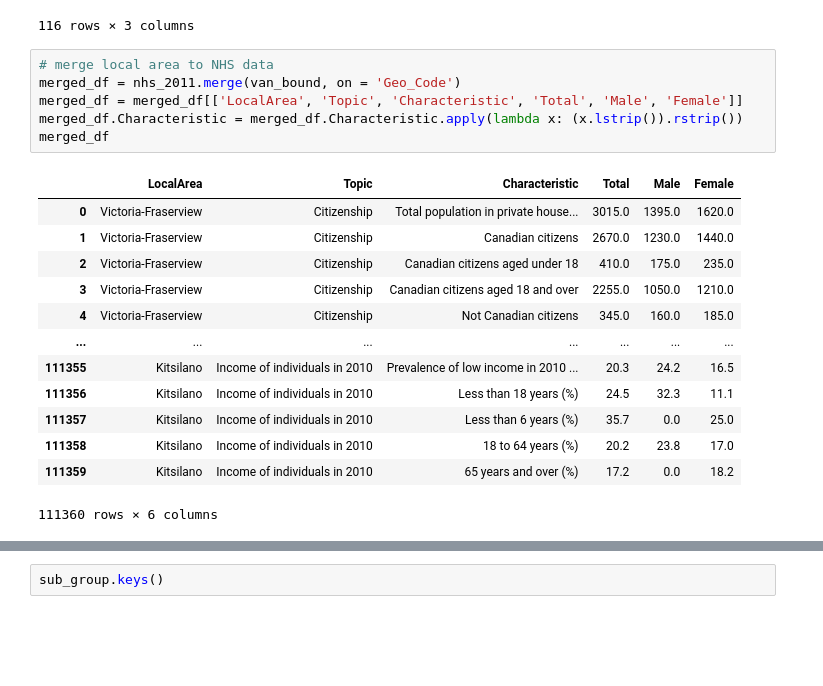
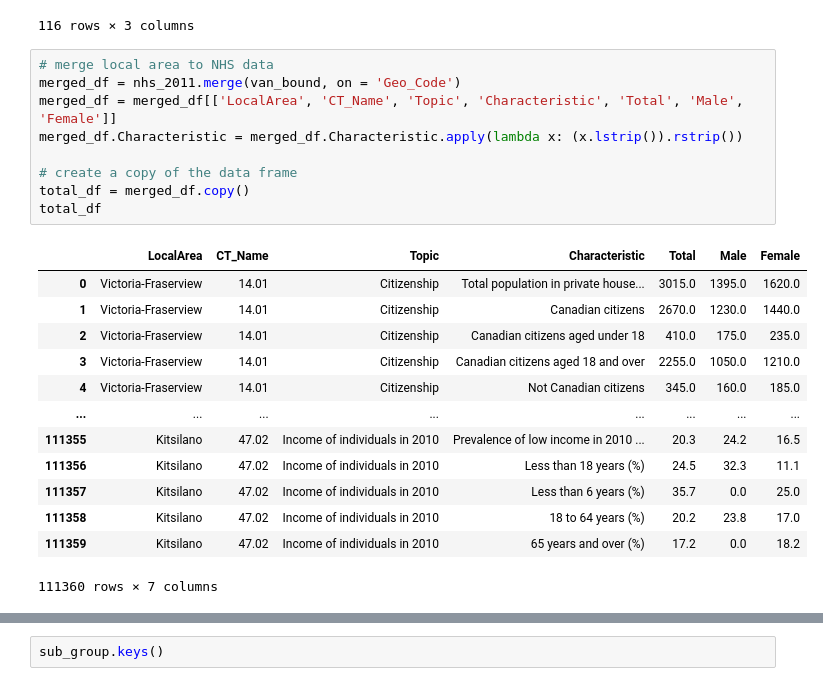
Before and after one commit to aakanksha023/EVAN, a Jupyter notebook: src/02_clean_wrangle/nhs_2011_census.ipynb, the cells around one changed output, grey strips where cells are left out. Cells and saved outputs as stored; diff of their text form; blank space fills up the shorter version.

```diff
--- a/src/02_clean_wrangle/nhs_2011_census.ipynb
+++ b/src/02_clean_wrangle/nhs_2011_census.ipynb
@@ -74,20 +74,23 @@ van_bound
 # %%
 # merge local area to NHS data
 merged_df = nhs_2011.merge(van_bound, on = 'Geo_Code')
-merged_df = merged_df[['LocalArea', 'Topic', 'Characteristic', 'Total', 'Male', 'Female']]
+merged_df = merged_df[['LocalArea', 'CT_Name', 'Topic', 'Characteristic', 'Total', 'Male', 'Female']]
 merged_df.Characteristic = merged_df.Characteristic.apply(lambda x: (x.lstrip()).rstrip())
-merged_df
+
+# create a copy of the data frame
+total_df = merged_df.copy()
+total_df
 # %% [output]
-|  | LocalArea | Topic | Characteristic | Total | Male | Female |
-| 0 | Victoria-Fraserview | Citizenship | Total population in private house... | 3015.0 | 1395.0 | 1620.0 |
-| 1 | Victoria-Fraserview | Citizenship | Canadian citizens | 2670.0 | 1230.0 | 1440.0 |
-| 2 | Victoria-Fraserview | Citizenship | Canadian citizens aged under 18 | 410.0 | 175.0 | 235.0 |
-| 3 | Victoria-Fraserview | Citizenship | Canadian citizens aged 18 and over | 2255.0 | 1050.0 | 1210.0 |
-| 4 | Victoria-Fraserview | Citizenship | Not Canadian citizens | 345.0 | 160.0 | 185.0 |
-| ... | ... | ... | ... | ... | ... | ... |
-| 111355 | Kitsilano | Income of individuals in 2010 | Prevalence of low income in 2010 ... | 20.3 | 24.2 | 16.5 |
-| 111356 | Kitsilano | Income of individuals in 2010 | Less than 18 years (%) | 24.5 | 32.3 | 11.1 |
-| 111357 | Kitsilano | Income of individuals in 2010 | Less than 6 years (%) | 35.7 | 0.0 | 25.0 |
-| 111358 | Kitsilano | Income of individuals in 2010 | 18 to 64 years (%) | 20.2 | 23.8 | 17.0 |
-| 111359 | Kitsilano | Income of individuals in 2010 | 65 years and over (%) | 17.2 | 0.0 | 18.2 |
+|  | LocalArea | CT_Name | Topic | Characteristic | Total | Male | Female |
+| 0 | Victoria-Fraserview | 14.01 | Citizenship | Total population in private house... | 3015.0 | 1395.0 | 1620.0 |
+| 1 | Victoria-Fraserview | 14.01 | Citizenship | Canadian citizens | 2670.0 | 1230.0 | 1440.0 |
+| 2 | Victoria-Fraserview | 14.01 | Citizenship | Canadian citizens aged under 18 | 410.0 | 175.0 | 235.0 |
+| 3 | Victoria-Fraserview | 14.01 | Citizenship | Canadian citizens aged 18 and over | 2255.0 | 1050.0 | 1210.0 |
+| 4 | Victoria-Fraserview | 14.01 | Citizenship | Not Canadian citizens | 345.0 | 160.0 | 185.0 |
+| ... | ... | ... | ... | ... | ... | ... | ... |
+| 111355 | Kitsilano | 47.02 | Income of individuals in 2010 | Prevalence of low income in 2010 ... | 20.3 | 24.2 | 16.5 |
+| 111356 | Kitsilano | 47.02 | Income of individuals in 2010 | Less than 18 years (%) | 24.5 | 32.3 | 11.1 |
+| 111357 | Kitsilano | 47.02 | Income of individuals in 2010 | Less than 6 years (%) | 35.7 | 0.0 | 25.0 |
+| 111358 | Kitsilano | 47.02 | Income of individuals in 2010 | 18 to 64 years (%) | 20.2 | 23.8 | 17.0 |
+| 111359 | Kitsilano | 47.02 | Income of individuals in 2010 | 65 years and over (%) | 17.2 | 0.0 | 18.2 |
-111360 rows × 6 columns
+111360 rows × 7 columns
```
Also changed, not shown: parts of 3 cells of this notebook, 1 other file.
